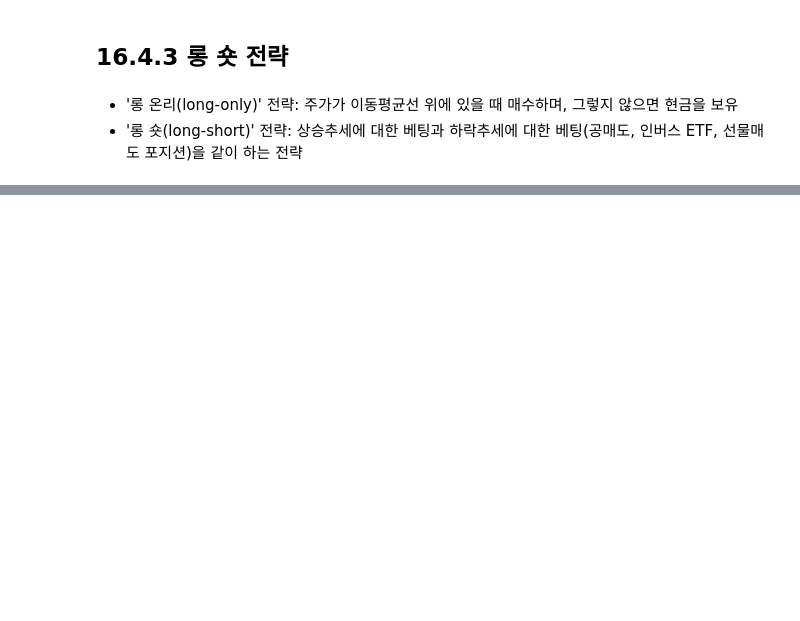
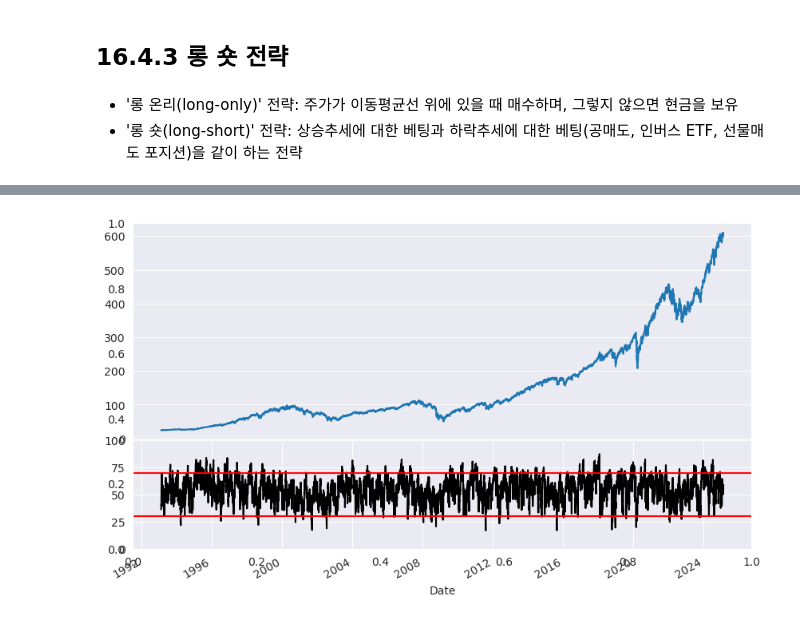
Before and after one commit to Glesep/Quant, a Jupyter notebook: chap_16/chap16.ipynb, the cells around one changed output, grey strips where cells are left out. Saved outputs shown, nothing was run; the diff lists cells and outputs as text; code cells hidden in the pictures; blank space fills up the shorter version.

```diff
--- a/chap_16/chap16.ipynb
+++ b/chap_16/chap16.ipynb
@@ -447,0 +500,33 @@ plt.show()
+# %%
+import pandas_ta as ta
+
+data = price[['SPY']]
+spy_rsi = data.apply(lambda x: ta.rsi(x, 14))
+
+signal = spy_rsi.copy()
+signal[spy_rsi > 70] = -1   # 숏
+signal[spy_rsi < 30] = 1   # 롱
+signal[(spy_rsi <= 70) & (spy_rsi >= 30)] = 0   # 뉴트럴
+signal[signal.isnull()] = 0
+# %%
+from matplotlib import gridspec
+
+fig = plt.subplots(figsize=(10, 6), sharex=True)
+gs = gridspec.GridSpec(nrows=2, ncols=1, height_ratios=[2, 1])
+
+# 주가
+ax1 = plt.subplot(gs[0])
+ax1 = data['SPY'].plot()
+ax1.set_xlabel('')
+ax1.axes.xaxis.set_ticks([])
+
+# RSI
+ax2 = plt.subplot(gs[1])
+ax2 = spy_rsi['SPY'].plot(color='black', ylim=[0, 100])
+ax2 = plt.axhline(y=30, color='red', linestyle='-')
+ax2 = plt.axhline(y=70, color='red', linestyle='-')
+
+plt.subplots_adjust(wspace=0, hspace=0)
+plt.show()
+# %% [output]
+[figure, added]
```
Also changed, not shown: parts of 26 cells of this notebook.
